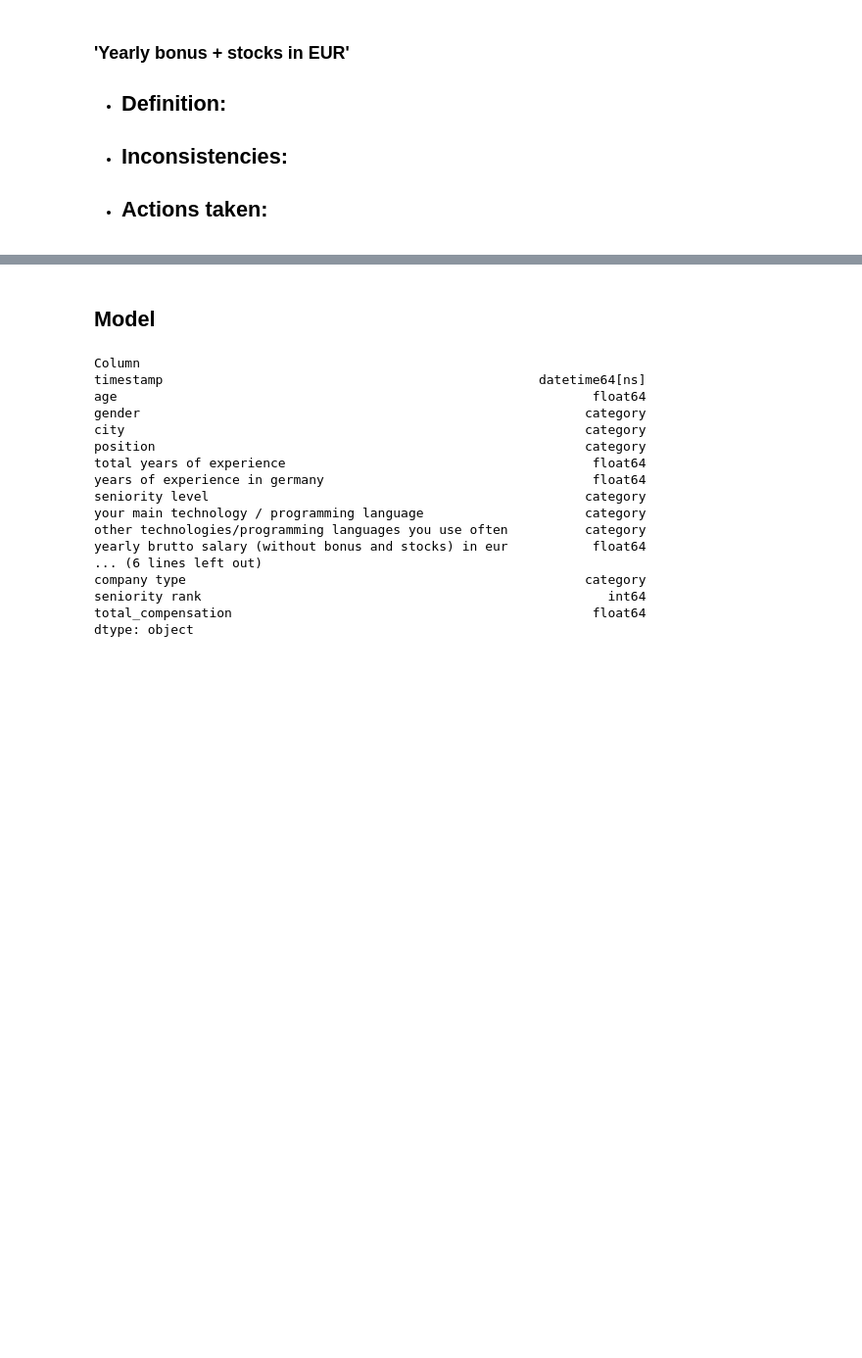
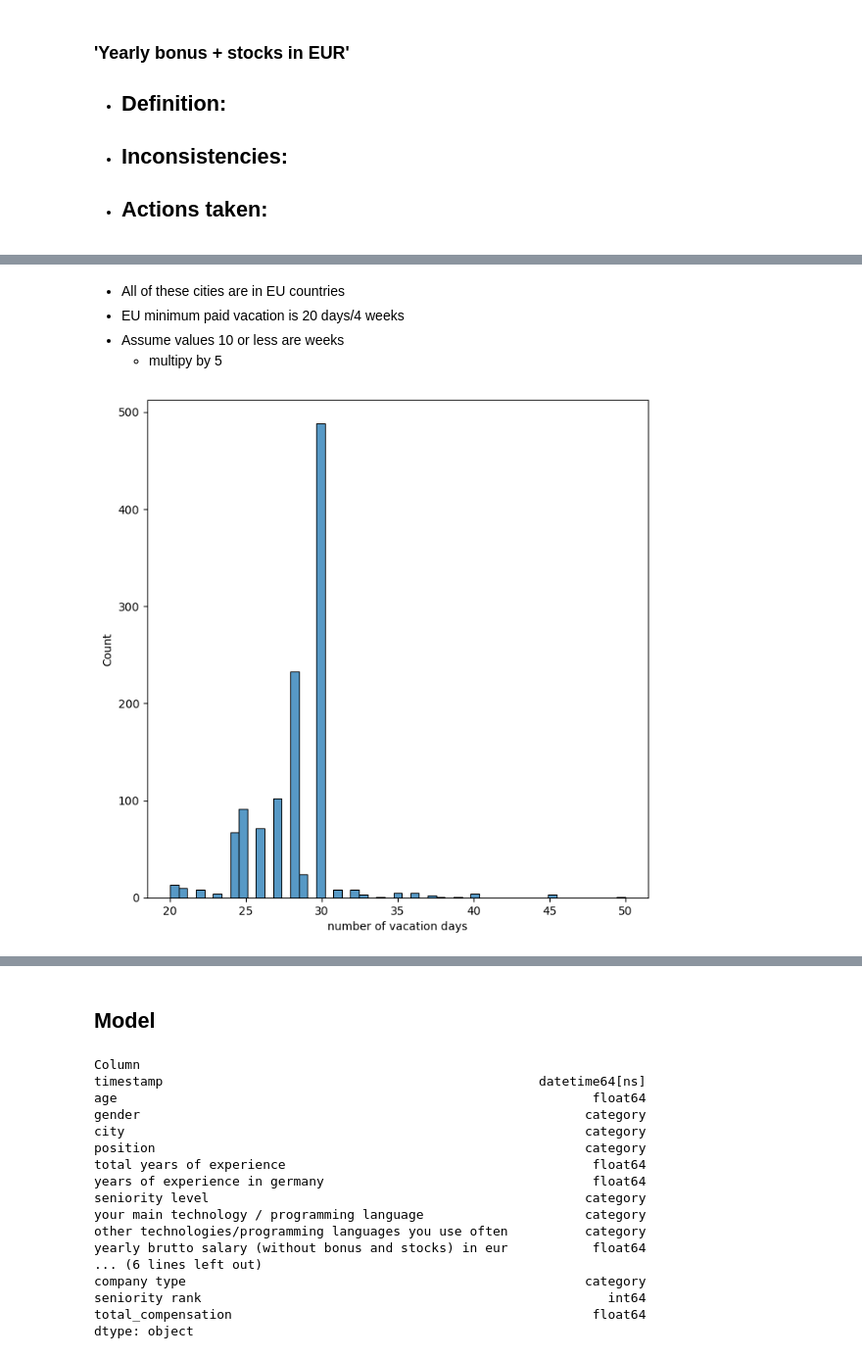
Before and after one commit to AkeemSemperDataScience/3950-assignment-2-mlsiebold, a Jupyter notebook: START_Asn_2.ipynb, the cells around one changed output, grey strips where cells are left out. Shown at 98% size. Drawn from its saved outputs; the diff is of its cells as text; code cells hidden in the pictures; blank space fills up the shorter version.

Commit message:
more cleaning

```diff
--- a/START_Asn_2.ipynb
+++ b/START_Asn_2.ipynb
@@ -1212,7 +1212,7 @@ web                   1
 web developer         1
 Name: count, dtype: int64
 # %%
-main_skills = 'your main technology / programming language'
+'''main_skills = 'your main technology / programming language'
 other_skills = 'other technologies/programming languages you use often'
 
 df_skills[['main_skills', 'other_skills']] = df[[main_skills, other_skills]].astype("string")
@@ -1232,5 +1232,5 @@ skills_clean = (
     .str.replace('&', ',', regex=False)
 )
 
-df['skills_lists'] = skills_clean.str.split(',')
+df['skills_lists'] = skills_clean.str.split(',')'''
 # %% [output]
@@ -1736,0 +1580,6 @@ Name: count, dtype: Int64
+# %%
+# Basic EDA
+
+column = 'number of vacation days'
+
+tb.eda_column_summary(df, column)
@@ -1736,0 +1639,19 @@ Name: count, dtype: Int64
+# %% [markdown]
+- All of these cities are in EU countries
+- EU minimum paid vacation is 20 days/4 weeks
+- Assume values 10 or less are weeks
+    - multipy by 5
+# %%
+# Multipy values less than or equal to 10 by 5
+
+df.loc[df[column] <= 0, column] = df[column] * 5
+# %%
+# Replace zero values, values greater than 50, and values less than 20 with null
+
+df.loc[(df[column]==0) | (df[column] > 50) | (df[column] < 20), column] = pd.NA
+# %%
+# Check distribution
+
+sns.histplot(df, x=column);
+# %% [output]
+[figure, added]
```
Also changed, not shown: parts of 54 cells of this notebook, 1 other file.
